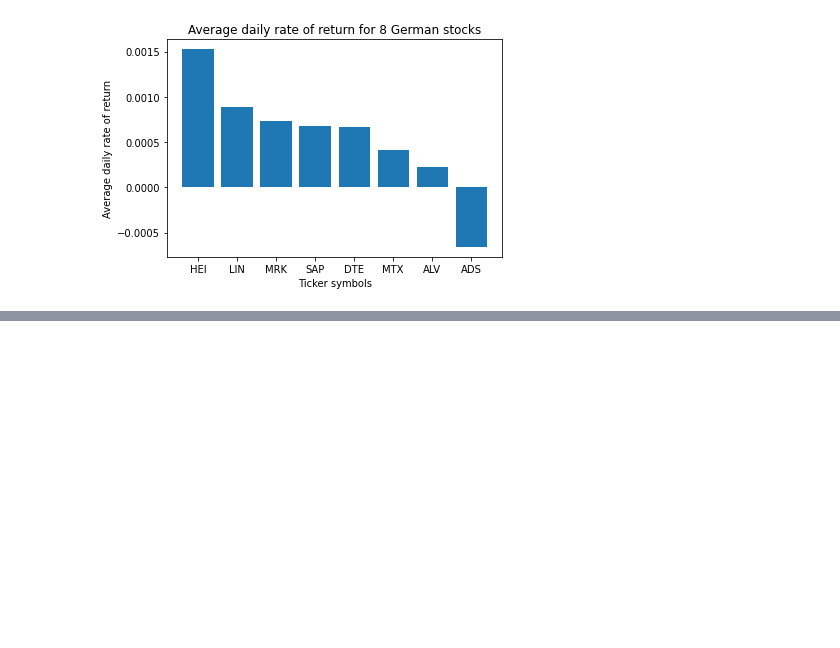
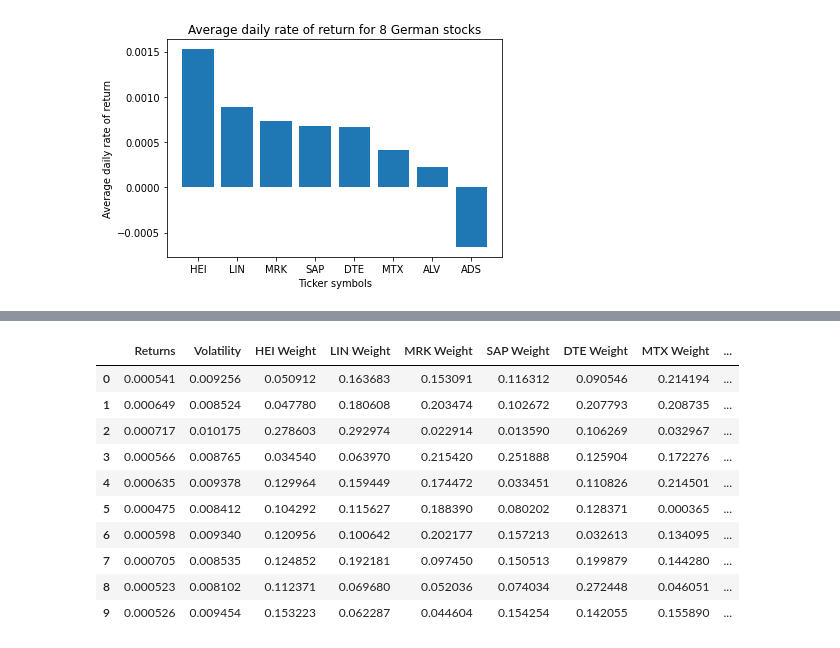
Before and after one commit to JoBe10/Mean_Variance_Portfolio_Optimisation, a Jupyter notebook: DAX_Analysis.ipynb, the cells around one changed output, grey strips where cells are left out. Saved outputs shown, nothing was run; the diff lists cells and outputs as text; code cells hidden in the pictures; blank space fills up the shorter version.

```diff
--- a/DAX_Analysis.ipynb
+++ b/DAX_Analysis.ipynb
@@ -155,0 +186,56 @@ Text(0.5, 1.0, 'Average daily rate of return for 8 German stocks')
+# %%
+# Define function to generate random portfolios based on expected returns and a covariance matrix
+def return_portfolios(expected_returns, cov_matrix, num_portfolios):
+    port_returns = []
+    port_volatility = []
+    stock_weights = []
+    # Select the ticker symbols that the expected returns belong to
+    selected = (expected_returns.axes)[0]
+    # Set number of assets and portfolios
+    num_assets = len(selected)
+    num_portfolios = num_portfolios
+
+    # For each portfolio, assign random weights, assure that they sum to 1, obtain the portfolio return and volatility
+    # and append the results
+    for single_portfolio in range(num_portfolios):
+        weights = np.random.random(num_assets)
+        weights /= np.sum(weights)
+        returns = np.dot(weights, expected_returns)
+        volatility = np.sqrt(np.dot(weights.T, np.dot(cov_matrix, weights)))
+        port_returns.append(returns)
+        port_volatility.append(volatility)
+        stock_weights.append(weights)
+
+    # Initiate a portfolio dictionary
+    portfolio = {'Returns': port_returns,
+                 'Volatility': port_volatility}
+
+    # Loop through the stocks in the portflio and assign their weighst to the portfolio dictionary
+    for counter,symbol in enumerate(selected):
+        portfolio[symbol +' Weight'] = [Weight[counter] for Weight in stock_weights]
+
+    # Transform the dictionary to a DataFrame
+    df = pd.DataFrame(portfolio)
+
+    # Make sure that the column order is the way we want it
+    column_order = ['Returns', 'Volatility'] + [stock+' Weight' for stock in selected]
+
+    df = df[column_order]
+
+    return df
+# %%
+# Inspect what the df would look like for 10 randomly generated portfolios
+df = return_portfolios(avg_ror, cov_matrix, 10)
+df
+# %% [output]
+|  | Returns | Volatility | HEI Weight | LIN Weight | MRK Weight | SAP Weight | DTE Weight | MTX Weight | ... |
+| 0 | 0.000541 | 0.009256 | 0.050912 | 0.163683 | 0.153091 | 0.116312 | 0.090546 | 0.214194 | ... |
+| 1 | 0.000649 | 0.008524 | 0.047780 | 0.180608 | 0.203474 | 0.102672 | 0.207793 | 0.208735 | ... |
+| 2 | 0.000717 | 0.010175 | 0.278603 | 0.292974 | 0.022914 | 0.013590 | 0.106269 | 0.032967 | ... |
+| 3 | 0.000566 | 0.008765 | 0.034540 | 0.063970 | 0.215420 | 0.251888 | 0.125904 | 0.172276 | ... |
+| 4 | 0.000635 | 0.009378 | 0.129964 | 0.159449 | 0.174472 | 0.033451 | 0.110826 | 0.214501 | ... |
+| 5 | 0.000475 | 0.008412 | 0.104292 | 0.115627 | 0.188390 | 0.080202 | 0.128371 | 0.000365 | ... |
+| 6 | 0.000598 | 0.009340 | 0.120956 | 0.100642 | 0.202177 | 0.157213 | 0.032613 | 0.134095 | ... |
+| 7 | 0.000705 | 0.008535 | 0.124852 | 0.192181 | 0.097450 | 0.150513 | 0.199879 | 0.144280 | ... |
+| 8 | 0.000523 | 0.008102 | 0.112371 | 0.069680 | 0.052036 | 0.074034 | 0.272448 | 0.046051 | ... |
+| 9 | 0.000526 | 0.009454 | 0.153223 | 0.062287 | 0.044604 | 0.154254 | 0.142055 | 0.155890 | ... |
```
Also changed, not shown: parts of 4 cells of this notebook.
